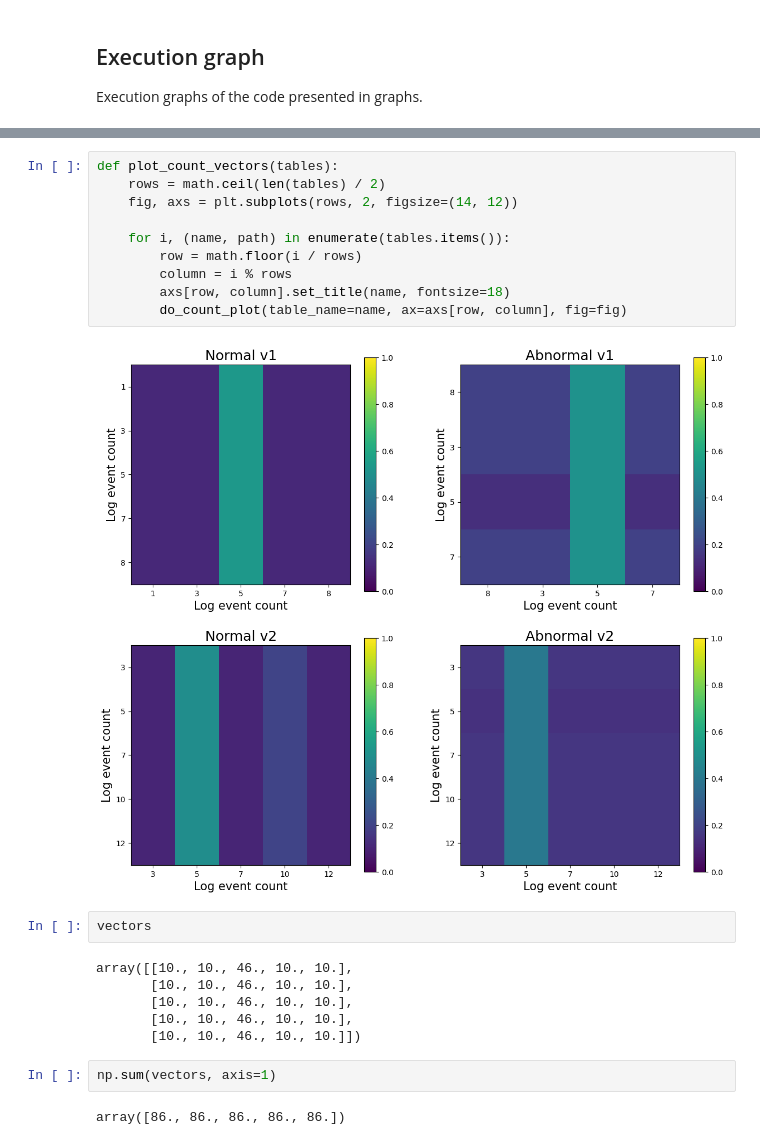
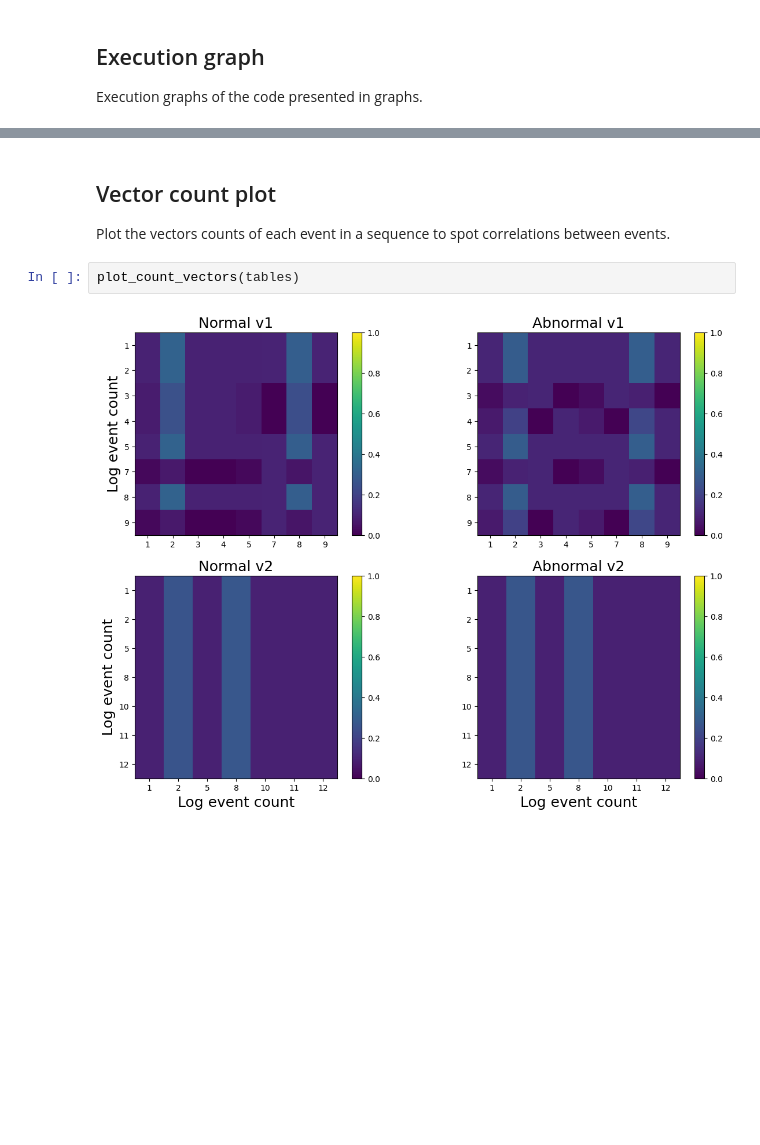
Before and after one commit to ait-aecid/log-gym, a Jupyter notebook: notebooks/data_analysis.ipynb, the cells around one changed output, grey strips where cells are left out. Drawn from its saved outputs; the diff is of its cells as text; blank space fills up the shorter version.

```diff
--- a/notebooks/data_analysis.ipynb
+++ b/notebooks/data_analysis.ipynb
@@ -166,24 +126,8 @@ def do_count_plot(table, ax, fig):
-# %%
-def plot_count_vectors(tables):
-    rows = math.ceil(len(tables) / 2)
-    fig, axs = plt.subplots(rows, 2, figsize=(14, 12))
-
-    for i, (name, path) in enumerate(tables.items()):
-        row = math.floor(i / rows)
-        column = i % rows
-        axs[row, column].set_title(name, fontsize=18)
-        do_count_plot(table_name=name, ax=axs[row, column], fig=fig)
-# %% [output]
-[figure, removed]
-# %%
-vectors
-# %% [output]
-array([[10., 10., 46., 10., 10.],
-       [10., 10., 46., 10., 10.],
-       [10., 10., 46., 10., 10.],
-       [10., 10., 46., 10., 10.],
-       [10., 10., 46., 10., 10.]])
-# %%
-np.sum(vectors, axis=1)
-# %% [output]
-array([86., 86., 86., 86., 86.])
+# %% [markdown]
+## Vector count plot
+
+Plot the vectors counts of each event in a sequence to spot correlations between events.
+# %%
+plot_count_vectors(tables)
+# %% [output]
+[figure, added]
```
Also changed, not shown: parts of 16 cells of this notebook.
